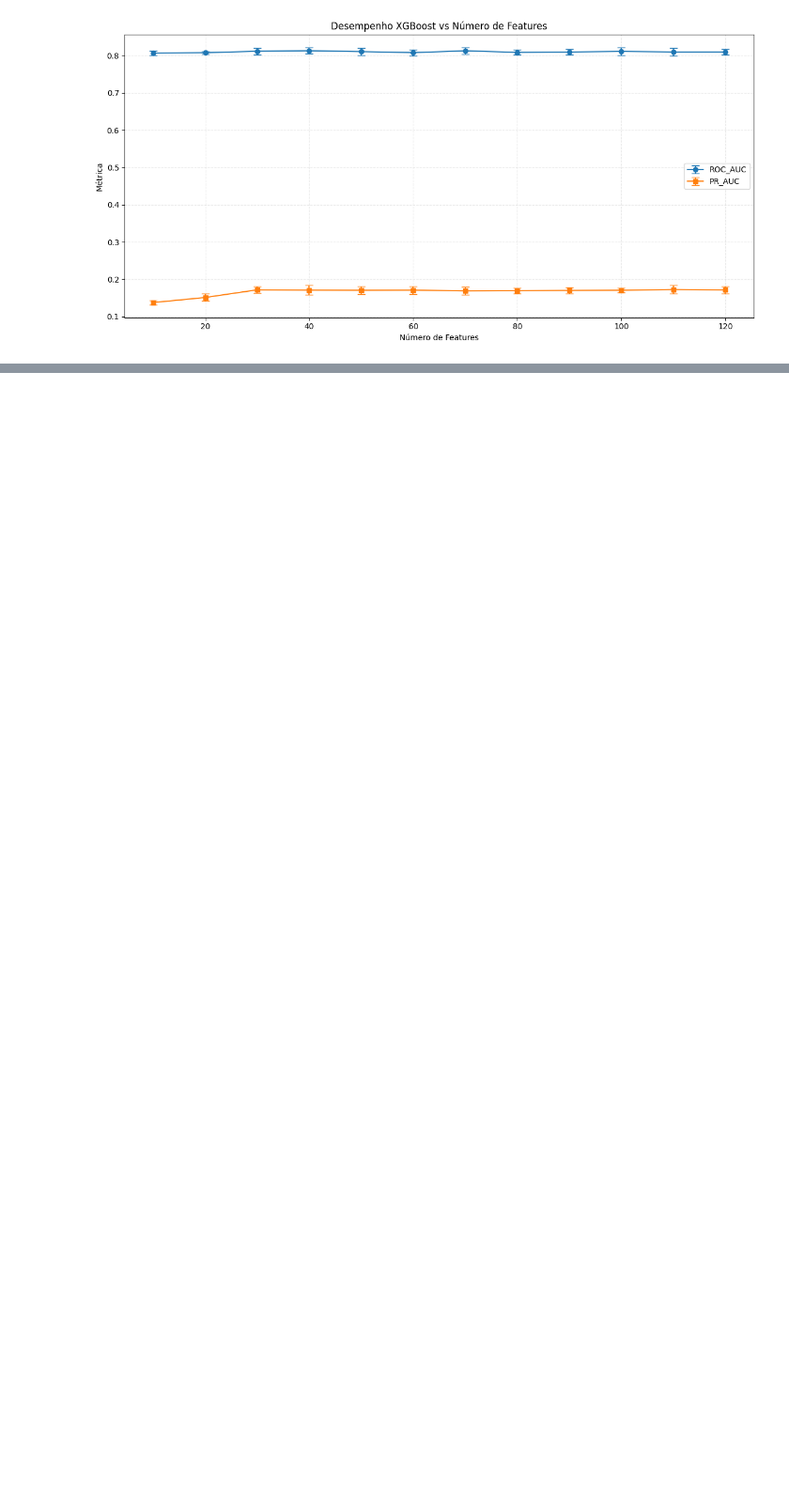
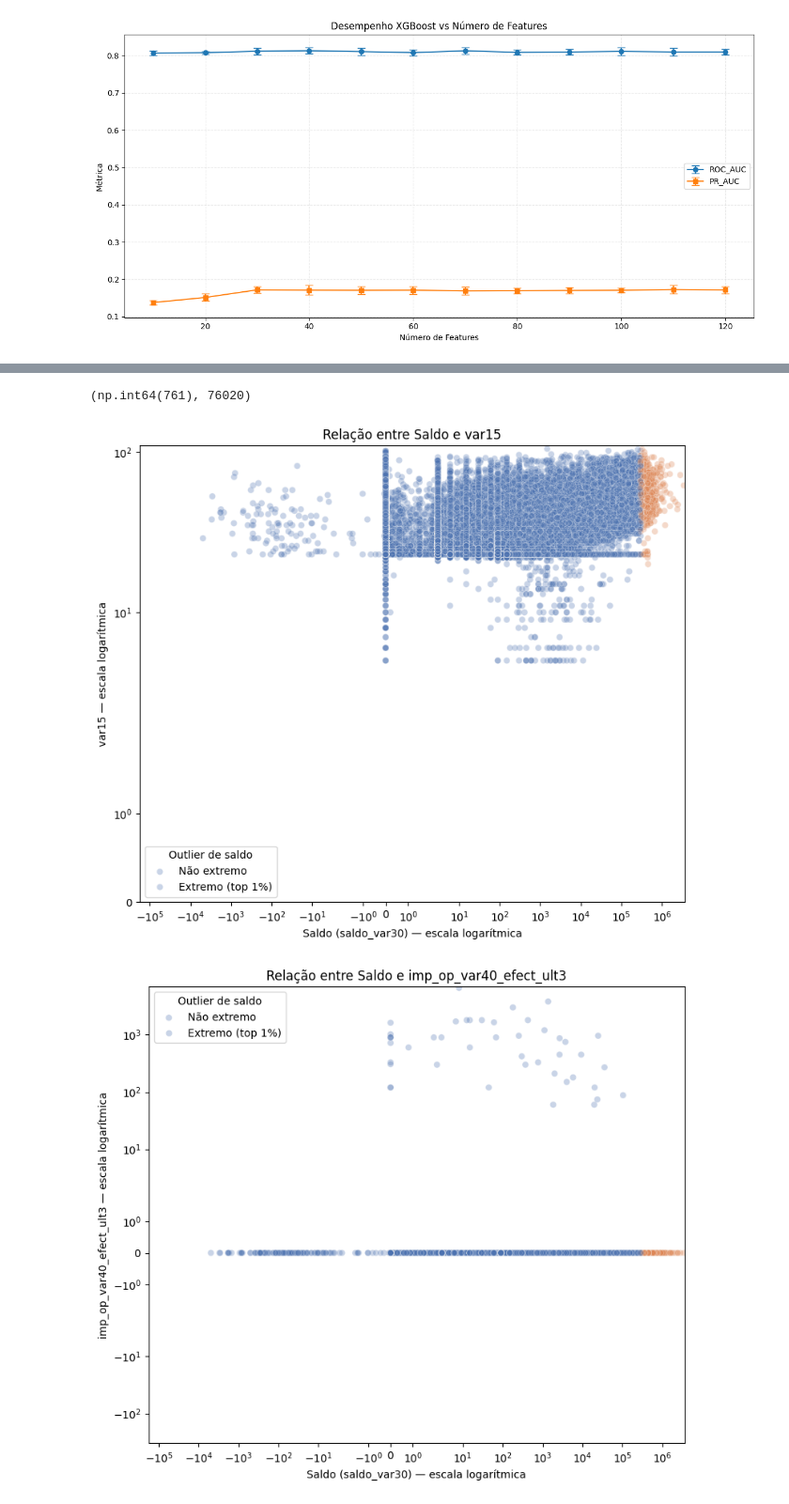
Before and after one commit to MMeloMateus/santander-customer-satisfaction, a Jupyter notebook: Santander_Customer_Satisfaction.ipynb, the cells around one changed output, grey strips where cells are left out. Shown at 94% size. Drawn from its saved outputs; the diff is of its cells as text; code cells hidden in the pictures; blank space fills up the shorter version.

```diff
--- a/Santander_Customer_Satisfaction.ipynb
+++ b/Santander_Customer_Satisfaction.ipynb
@@ -1416,0 +1643,46 @@ Desvio PR_AUC: 0.0091
+# %%
+n = len(X_t10)
+
+((X_t10['saldo_var30'] > X_t10['saldo_var30'].quantile(0.99)).sum(),n)
+# %% [output]
+(np.int64(761), 76020)
+# %%
+df = X_t10.copy()
+
+df['outlier_saldo'] = (
+    df['saldo_var30'] > df['saldo_var30'].quantile(0.99)
+)
+
+for var in prob_cont:
+    if var == 'saldo_var30':
+        continue
+
+    plt.figure(figsize=(8, 7))
+
+    sns.scatterplot(
+        data=df,
+        x='saldo_var30',
+        y=var,
+        hue='outlier_saldo',
+        alpha=0.3,
+        palette={False: '#4C72B0', True: '#DD8452'}
+    )
+
+    plt.xscale('symlog')
+    plt.yscale('symlog')
+
+    plt.xlabel('Saldo (saldo_var30) — escala logarítmica')
+    plt.ylabel(f'{var} — escala logarítmica')
+
+    plt.title(f'Relação entre Saldo e {var}')
+
+    plt.legend(
+        title='Outlier de saldo',
+        labels=['Não extremo', 'Extremo (top 1%)']
+    )
+
+    plt.tight_layout()
+    plt.show()
+# %% [output]
+[figure, added]
+[figure, added]
```
Also changed, not shown: parts of 28 cells of this notebook.
